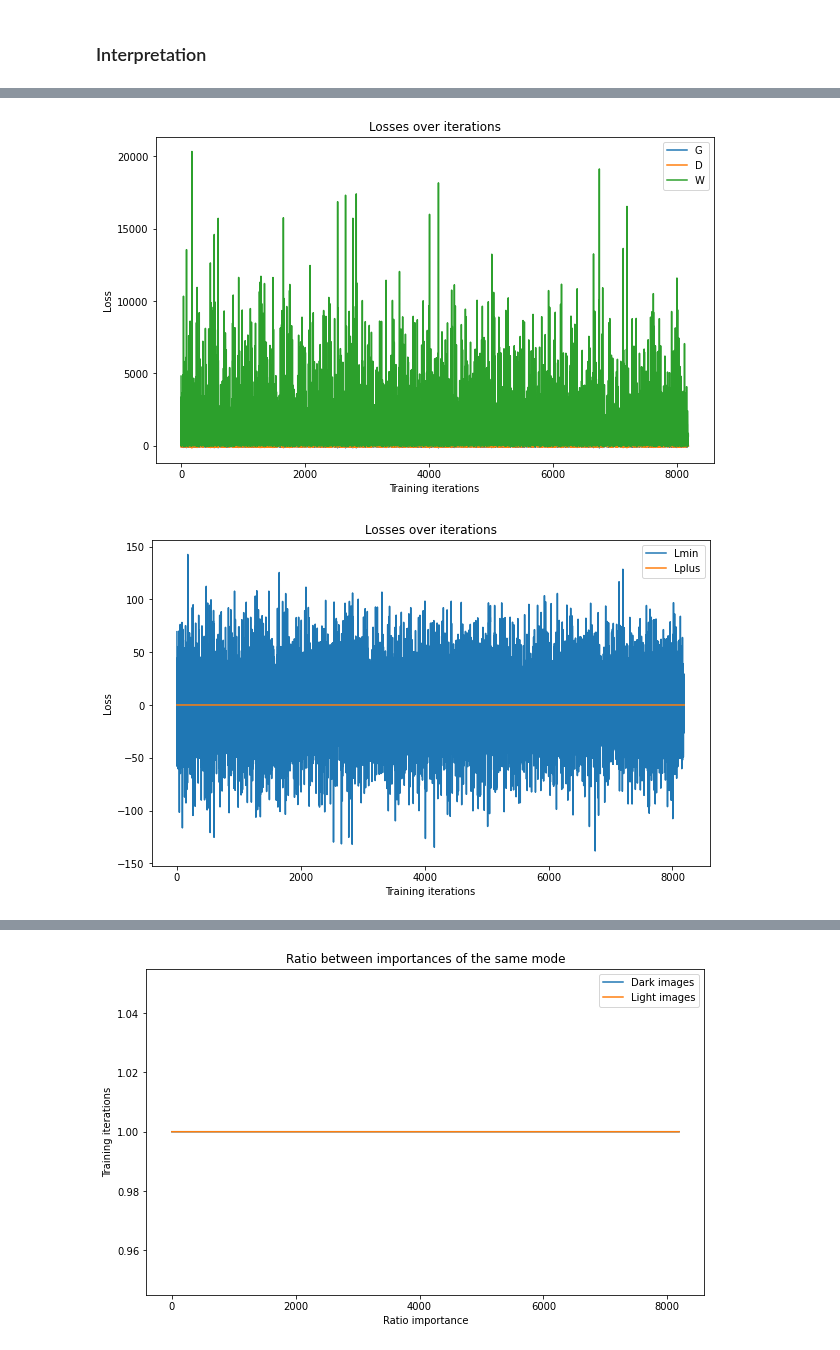
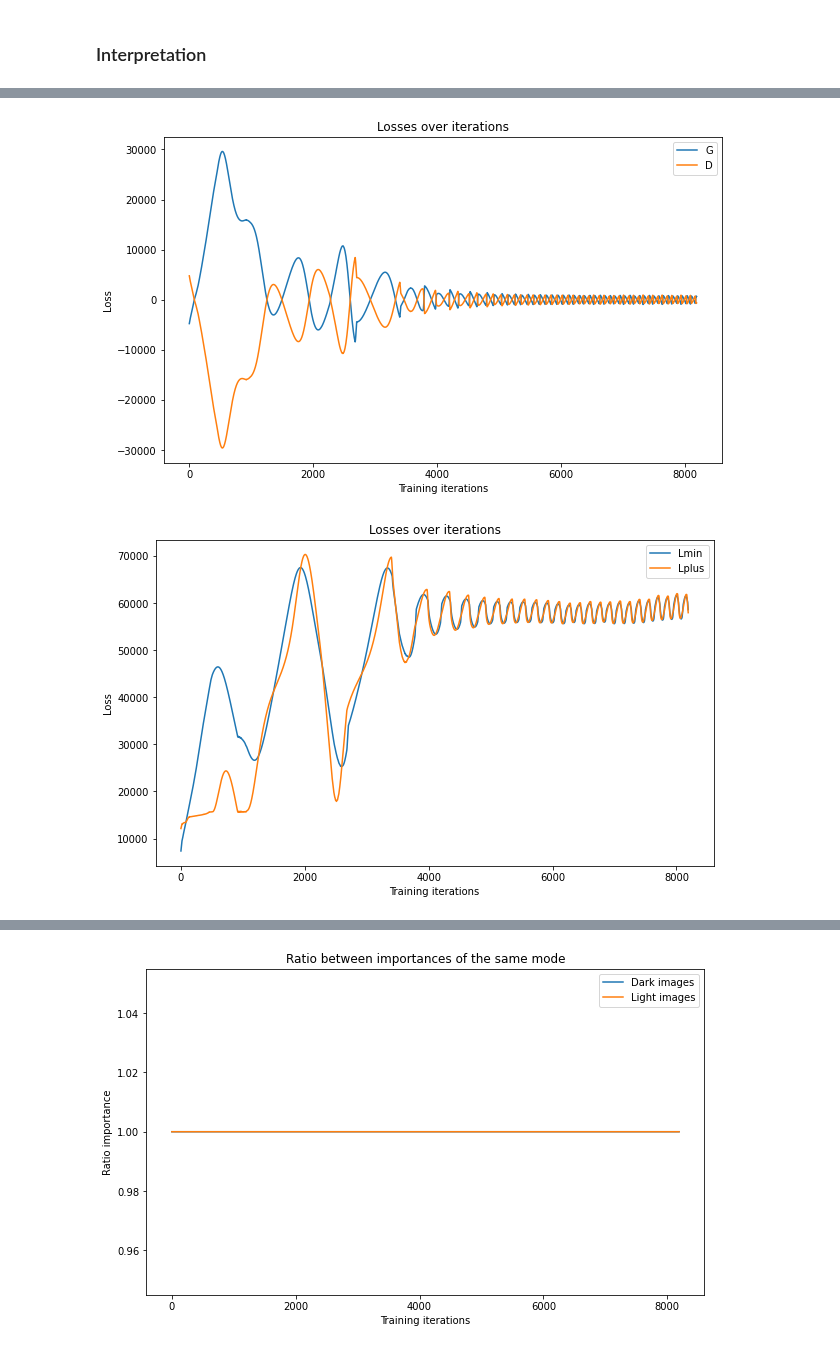
Before and after one commit to MichelleAppel/distribution-aware-image-to-image-translation, a Jupyter notebook: toy_examples/toy_example_Binkowski.ipynb, the cells around one changed output, grey strips where cells are left out. Saved outputs shown, nothing was run; the diff lists cells and outputs as text; code cells hidden in the pictures.

Commit message:
changed order of backward and step

```diff
--- a/toy_examples/toy_example_Binkowski.ipynb
+++ b/toy_examples/toy_example_Binkowski.ipynb
@@ -118,8 +118,8 @@ class Discriminator(nn.Module):
         self.fc2 = nn.Linear(3, 1)
 
     def forward(self, x):
-        h1 = torch.sigmoid(self.fc1(x.view(-1, 6)))
-        out = torch.tanh(self.fc2(h1))
+        h1 = torch.relu(self.fc1(x.view(-1, 6)))
+        out = self.fc2(h1)
         return out
 # %%
 class TrivialDiscriminator(nn.Module):
@@ -164,14 +164,14 @@ The idea here is that we create two domains: A red and a green domain. The domai
 We can adjust the intensity of the images (offset) and the ratio of the modes for the experiment. In the visualiztion you can see the elements of the dataset. In the histogram you can see the modes.
 # %%
 # Settings for domain A (red)
-offset_A = 0.2
+offset_A = 0.5
 ratio_A = 0.5
 color_A = 0
 dataset_A = ColorDataset(offset=offset_A, ratio=ratio_A, color=color_A)
 dataloader_A = DataLoader(dataset_A, batch_size=256, shuffle=True)
 
 # Settings for domain B (green)
-offset_B = 0.2
+offset_B = 0.5
 ratio_B = 0.5
 color_B = 1
 dataset_B = ColorDataset(offset=offset_B, ratio=ratio_B, color=color_B)
@@ -236,6 +236,8 @@ Lplusses = []
 example_importances_A = []
 example_importances_B = []
 
+example_d_real = []
+example_d_sample = []
 
 for epoch in range(1):
     for i, (real_A, real_B) in enumerate(zip(dataloader_A, dataloader_B)):
@@ -246,7 +248,7 @@ for epoch in range(1):
 
         # The weighting process
         w = weight_network_A(data_A).squeeze() # Get the importances for each image in domain A
-        v = -weight_network_B(data_B).squeeze() # Get the importances for each image in domain B
+        v = weight_network_B(data_B).squeeze() # Get the importances for each image in domain B
 
         # Generated images
         fake_A = generator_A(real_B)
@@ -258,26 +260,29 @@ for epoch in range(1):
         Lmin = (discriminator(torch.cat((real_A, fake_B))) * 0.5*(1 + w.detach())).sum().detach()
         Lplus = (discriminator(torch.cat((fake_A, real_B))) * 0.5*(1 + v.detach())).sum().detach()
 
-        # The losses that are used for backprop
+#         The losses that are used for backprop
         loss_d = (discriminator(torch.cat((fake_A.detach(), real_B))) * 0.5*(1 + v.detach())).sum() - \
                  (discriminator(torch.cat((real_A, fake_B.detach()))) * 0.5*(1 + w.detach())).sum()
 
-        loss_w = ((discriminator(torch.cat((real_A, fake_B.detach()))) * 0.5*(1 + w)).sum() - \
-                  (discriminator(torch.cat((fake_A.detach(), real_B))) * 0.5*(1 + v)).sum())**2
+        loss_w = ((discriminator(torch.cat((real_A, fake_B.detach()))).detach() * 0.5*(1 + w)).sum() - \
+                  (discriminator(torch.cat((fake_A.detach(), real_B))).detach() * 0.5*(1 + v)).sum())**2
 
         loss_g = (discriminator(torch.cat((real_A, fake_B))) * 0.5*(1 + w.detach())).sum() - \
                  (discriminator(torch.cat((fake_A, real_B))) * 0.5*(1 + v.detach())).sum()
         # ---------------------------------------------------------------------------------------------------
 
         # Backward
+
         loss_d.backward()
+        optimizer_d.step()
+
+#         loss_w.backward()
+#         optimizer_w.step()
+
         loss_g.backward()
-        loss_w.backward()
+        optimizer_g.step()
 
-        # Optimization step
-        optimizer_d.step()
-        optimizer_g.step()
-        optimizer_w.step()
+
 
         # Store values --------------------------------------------------------------------------------------
         Lminusses += [Lmin.item()]
@@ -291,6 +296,15 @@ for epoch in range(1):
         w_b = weight_network_B(dataset_B.example_imgs)
         example_importances_A += [(w_a[0].item(), w_a[1].item())] # Store examples in a list
         example_importances_B += [(w_b[0].item(), w_b[1].item())] # Store examples in a list
+
+        d_r1 = discriminator(torch.cat((dataset_A.example_imgs[0], dataset_B.example_imgs[0])))
+        d_r2 = discriminator(torch.cat((dataset_A.example_imgs[1], dataset_B.example_imgs[1])))
+        example_d_real += [(d_r1.item(), d_r2.item())] # Store examples in a list
+
+        d_a = discriminator(torch.cat((real_A[0], fake_B[0])))
+        d_b = discriminator(torch.cat((fake_A[0], real_B[0])))
+        example_d_sample += [(d_a.item(), d_b.item())] # Store examples in a list
+
         # ---------------------------------------------------------------------------------------------------
 
         # Print statistics
@@ -345,16 +352,15 @@ True ratio domain B 0.5
 # %%
 plt.figure(figsize=(10,6))
 plt.title('Losses over iterations')
 plt.xlabel('Training iterations')
 plt.ylabel('Loss')
 # plt.yscale('symlog')
 plt.plot(losses_g)
 plt.plot(losses_d)
-plt.plot(losses_w)
-plt.legend(['G', 'D', 'W'])
+plt.legend(['G', 'D'])
 plt.show()
 # %% [output]
-[figure, old version]
+[figure, new version]
 # %%
 plt.figure(figsize=(10,6))
 plt.title('Losses over iterations')
@@ -365,4 +371,4 @@ plt.plot(Lplusses)
 plt.legend(['Lmin', 'Lplus'])
 plt.show()
 # %% [output]
-[figure, old version]
+[figure, new version]
```
Also changed, not shown: parts of 11 cells of this notebook, 2 other files.
